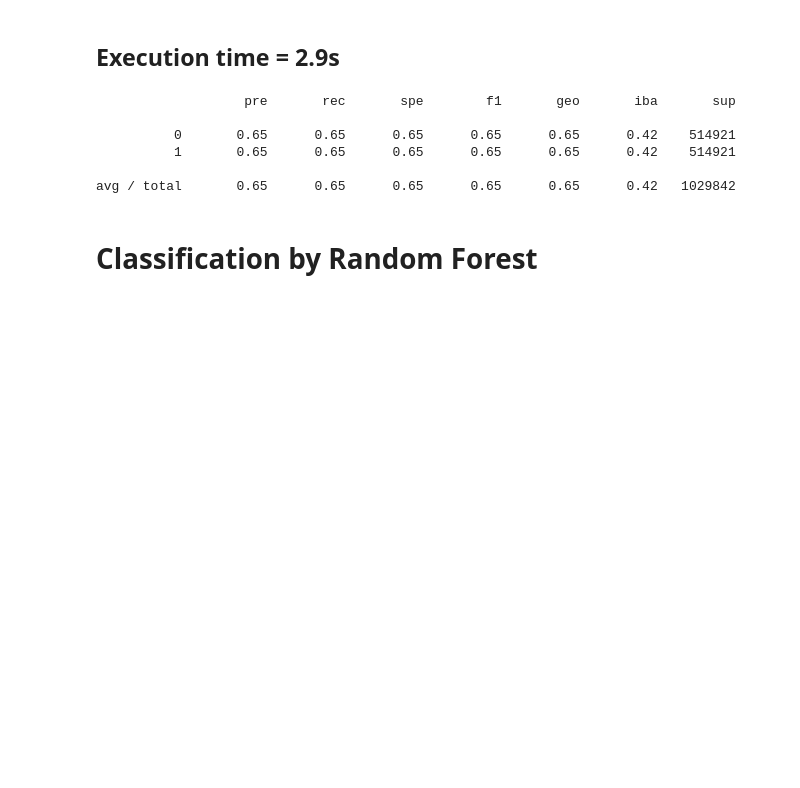
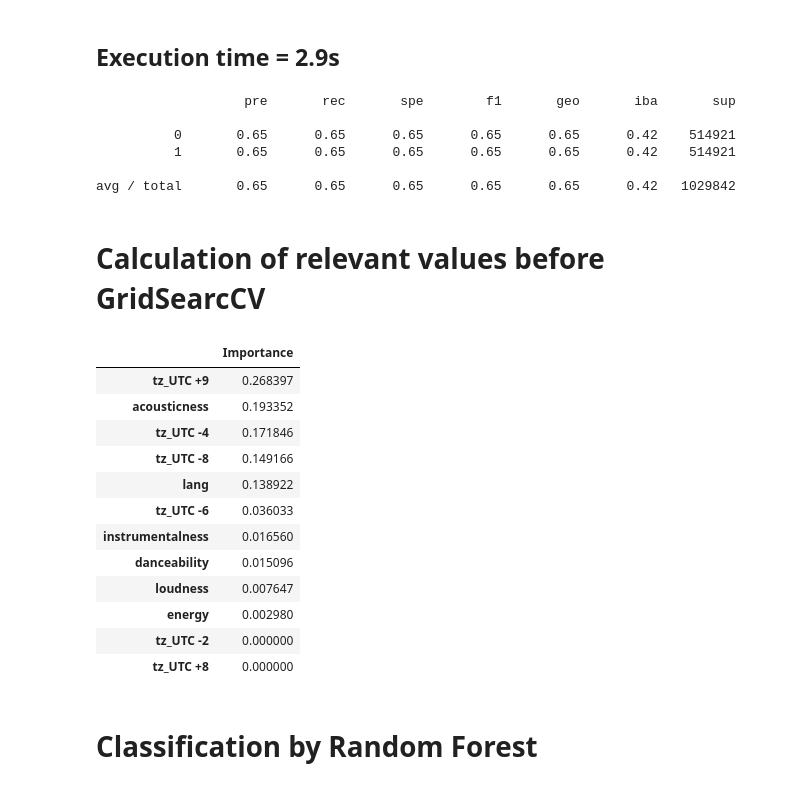
Before and after one commit to jormedinavic/Music-Recommendations, a Jupyter notebook: Recommendation_classification_Ver_3.ipynb, the cells around one changed output. Drawn from its saved outputs; the diff is of its cells as text; code cells hidden in the pictures; blank space fills up the shorter version.

```diff
--- a/Recommendation_classification_Ver_3.ipynb
+++ b/Recommendation_classification_Ver_3.ipynb
@@ -1370,6 +1370,29 @@ print(report)
           1       0.65      0.65      0.65      0.65      0.65      0.42    514921
 
 avg / total       0.65      0.65      0.65      0.65      0.65      0.42   1029842
+# %% [markdown]
+# Calculation of relevant values before GridSearcCV
+# %%
+feats = {}
+for feature, importance in zip(data.columns, dt_clf.feature_importances_):
+    feats[feature] = importance
+
+importances = pd.DataFrame.from_dict(feats, orient='index').rename(columns={0: 'Importance'})
+importances.sort_values(by='Importance', ascending=False).head(12)
+# %% [output]
+|  | Importance |
+| tz_UTC +9 | 0.268397 |
+| acousticness | 0.193352 |
+| tz_UTC -4 | 0.171846 |
+| tz_UTC -8 | 0.149166 |
+| lang | 0.138922 |
+| tz_UTC -6 | 0.036033 |
+| instrumentalness | 0.016560 |
+| danceability | 0.015096 |
+| loudness | 0.007647 |
+| energy | 0.002980 |
+| tz_UTC -2 | 0.000000 |
+| tz_UTC +8 | 0.000000 |
 # %% [markdown]
 # Classification by Random Forest
 # %%
```
Also changed, not shown: parts of 26 cells of this notebook.
